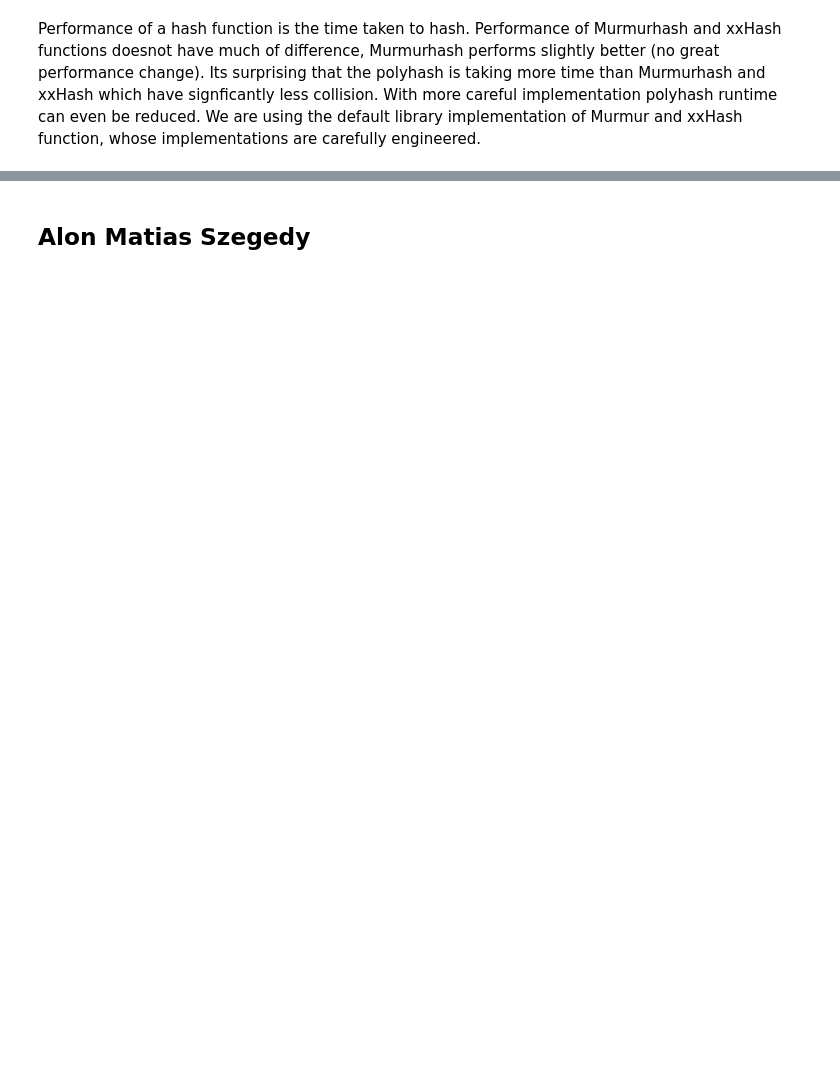
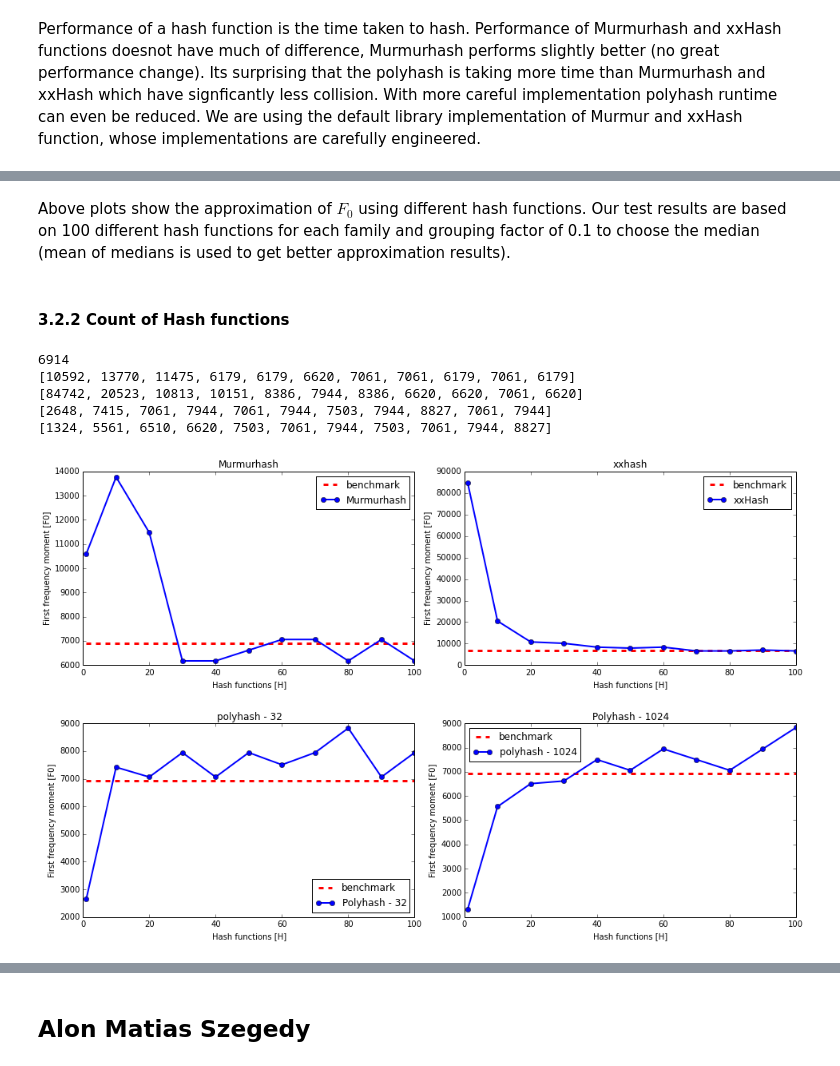
Before and after one commit to cle-ment/aalto-frequency-moments, a Jupyter notebook: Report.ipynb, the cells around one changed output, grey strips where cells are left out. Cells and saved outputs as stored; diff of their text form; code cells hidden in the pictures; blank space fills up the shorter version.

```diff
--- a/Report.ipynb
+++ b/Report.ipynb
@@ -91,0 +128,13 @@ Plots show the performance of hash functions with same data and different seeds.
+# %% [markdown]
+Above plots show the approximation of $F_0$ using different hash functions. Our test results are based on 100 different hash functions for each family and grouping factor of 0.1 to choose the median (mean of medians is used to get better approximation results).
+# %% [markdown]
+#### 3.2.2 Count of Hash functions
+# %%
+fma_compare_hashcount(10000, [1,10,20,30,40,50,60,70,80,90,100], 0.15)
+# %% [output]
+6914
+[10592, 13770, 11475, 6179, 6179, 6620, 7061, 7061, 6179, 7061, 6179]
+[84742, 20523, 10813, 10151, 8386, 7944, 8386, 6620, 6620, 7061, 6620]
+[2648, 7415, 7061, 7944, 7061, 7944, 7503, 7944, 8827, 7061, 7944]
+[1324, 5561, 6510, 6620, 7503, 7061, 7944, 7503, 7061, 7944, 8827]
+[figure, added]
```
Also changed, not shown: parts of 28 cells of this notebook.
